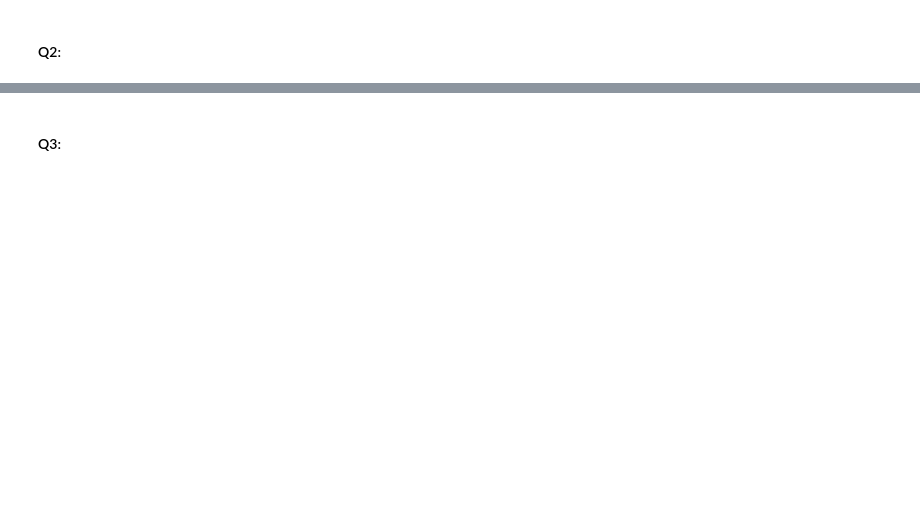
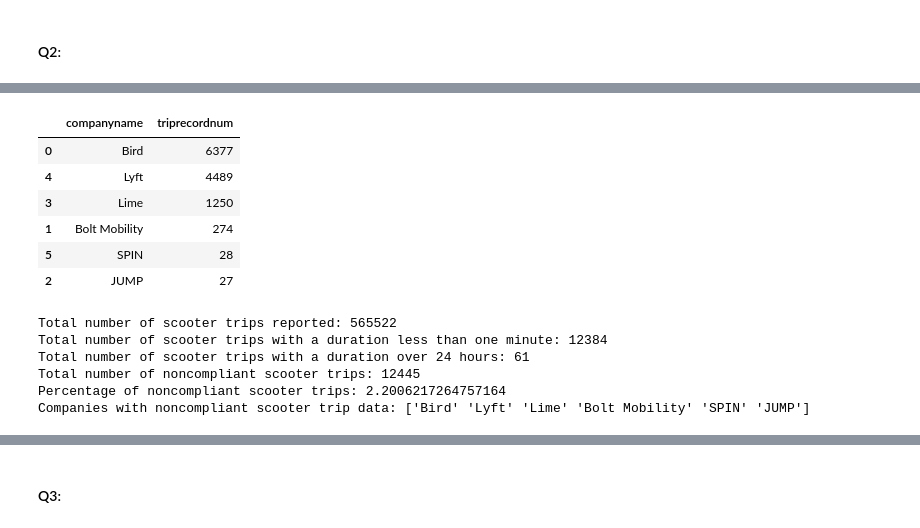
Before and after one commit to NSS-Data-Analytics-Cohort-11/scooters-supreme, a Jupyter notebook: notebook/scooters.ipynb, the cells around one changed output, grey strips where cells are left out. Drawn from its saved outputs; the diff is of its cells as text; code cells hidden in the pictures; blank space fills up the shorter version.

Commit message:
post class push.  number 2 complete; need to combine questions and make final notebook edits next.

```diff
--- a/notebook/scooters.ipynb
+++ b/notebook/scooters.ipynb
@@ -359,16 +372,20 @@ tripdur.head()
+# %%
+#calculate trip durations
+tripdur['duration_full'] = tripdur['tripend'] - tripdur['tripstart']
+tripdur.dtypes
+tripdur['trip_min'] = tripdur.duration_full / dt.timedelta(minutes=1)
 # %%
-# DURATION ANALYSIS
-(tripdur
-.groupby(['companyname'])
-['triprecordnum']
-.count()
-.reset_index()
-)
-# Company name
-# Total Trips
-# Total Trips Less Than One Minute
-# Total Trips Greater than 24 Hours
-# Count Noncompliant Trips
-# Percent Trips Noncompliant
-# Noncompliance over time
+#define compliance variables
+
+#Trips Less Than One Minute
+tripdur_sub1min = tripdur[tripdur['trip_min'] < 1]
+
+#Trips Greater than 24 Hours
+tripdur_over24h = tripdur[tripdur['trip_min'] > 1440]
+
+#Noncompliant Trips
+tripdur_noncompliant = tripdur_sub1min._append(tripdur_over24h, ignore_index=True)
+
+#noncompliant companies
+noncompliant_companies = tripdur_noncompliant['companyname'].unique()
 # %% [output]
@@ -382,0 +416,41 @@ tripdur.head()
+# %%
+# DURATION ANALYSIS ALL NONCOMPLIANT
+(tripdur_noncompliant
+ .groupby(['companyname'])
+ ['triprecordnum']
+ .count()
+  .reset_index()
+ .sort_values('triprecordnum', ascending=False)
+ )
+# %% [output]
+|  | companyname | triprecordnum |
+| 0 | Bird | 6377 |
+| 4 | Lyft | 4489 |
+| 3 | Lime | 1250 |
+| 1 | Bolt Mobility | 274 |
+| 5 | SPIN | 28 |
+| 2 | JUMP | 27 |
+# %%
+#totals
+
+totaltrips = len(tripdur.index)
+totalsub1min = len(tripdur_sub1min.index)
+totalover24h = len(tripdur_over24h.index)
+totalnoncompliant = totalsub1min + totalover24h
+percentagenoncompliant = totalnoncompliant/totaltrips * 100
+
+print('Total number of scooter trips reported: ' + str(totaltrips))
+print('Total number of scooter trips with a duration less than one minute: ' + str(totalsub1min))
+print('Total number of scooter trips with a duration over 24 hours: ' + str(totalover24h))
+
+print('Total number of noncompliant scooter trips: ' + str(totalnoncompliant))
+print('Percentage of noncompliant scooter trips: ' + str(percentagenoncompliant))
+
+print('Companies with noncompliant scooter trip data: ' + str(noncompliant_companies))
+# %% [output]
+Total number of scooter trips reported: 565522
+Total number of scooter trips with a duration less than one minute: 12384
+Total number of scooter trips with a duration over 24 hours: 61
+Total number of noncompliant scooter trips: 12445
+Percentage of noncompliant scooter trips: 2.2006217264757164
+Companies with noncompliant scooter trip data: ['Bird' 'Lyft' 'Lime' 'Bolt Mobility' 'SPIN' 'JUMP']
```
Also changed, not shown: parts of 25 cells of this notebook.
